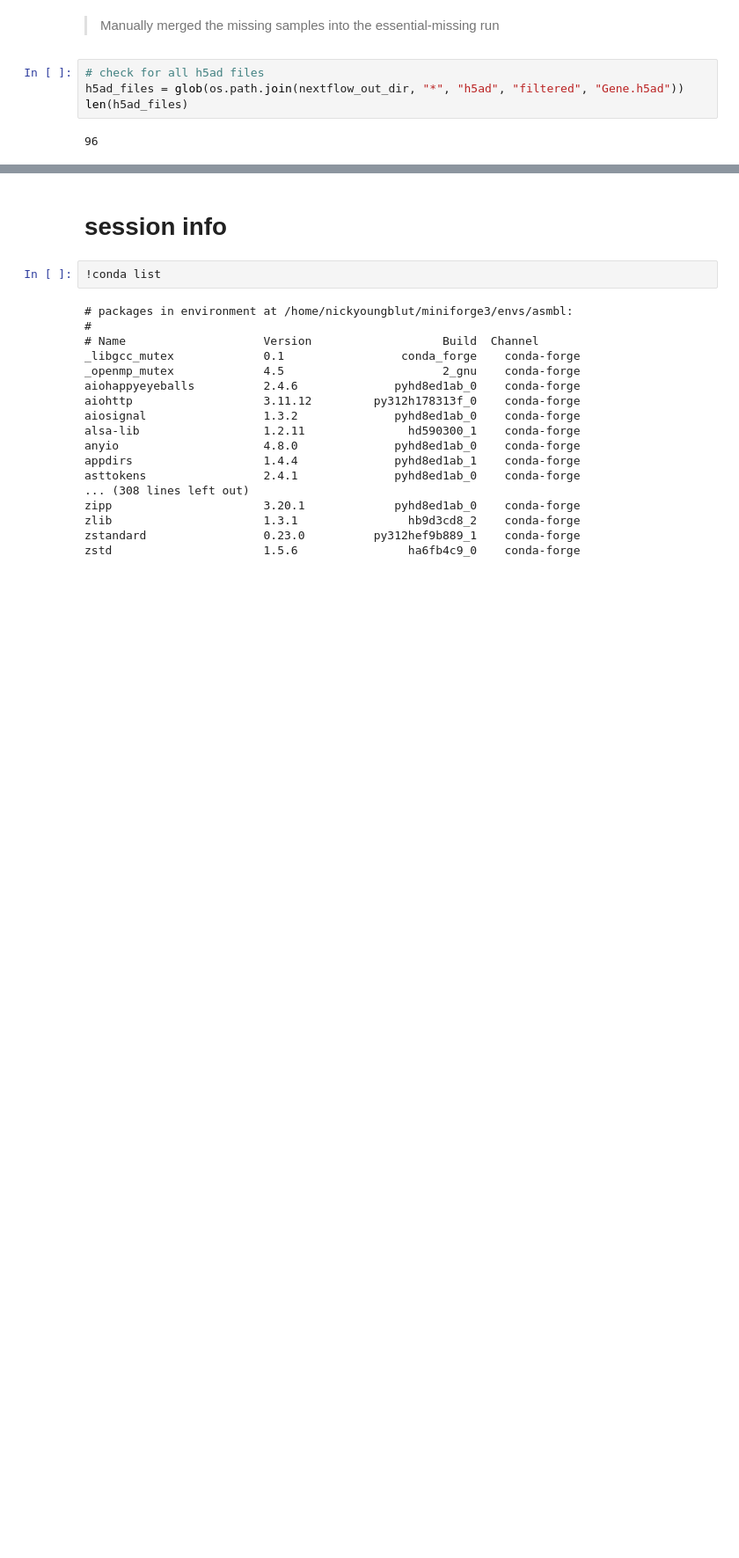
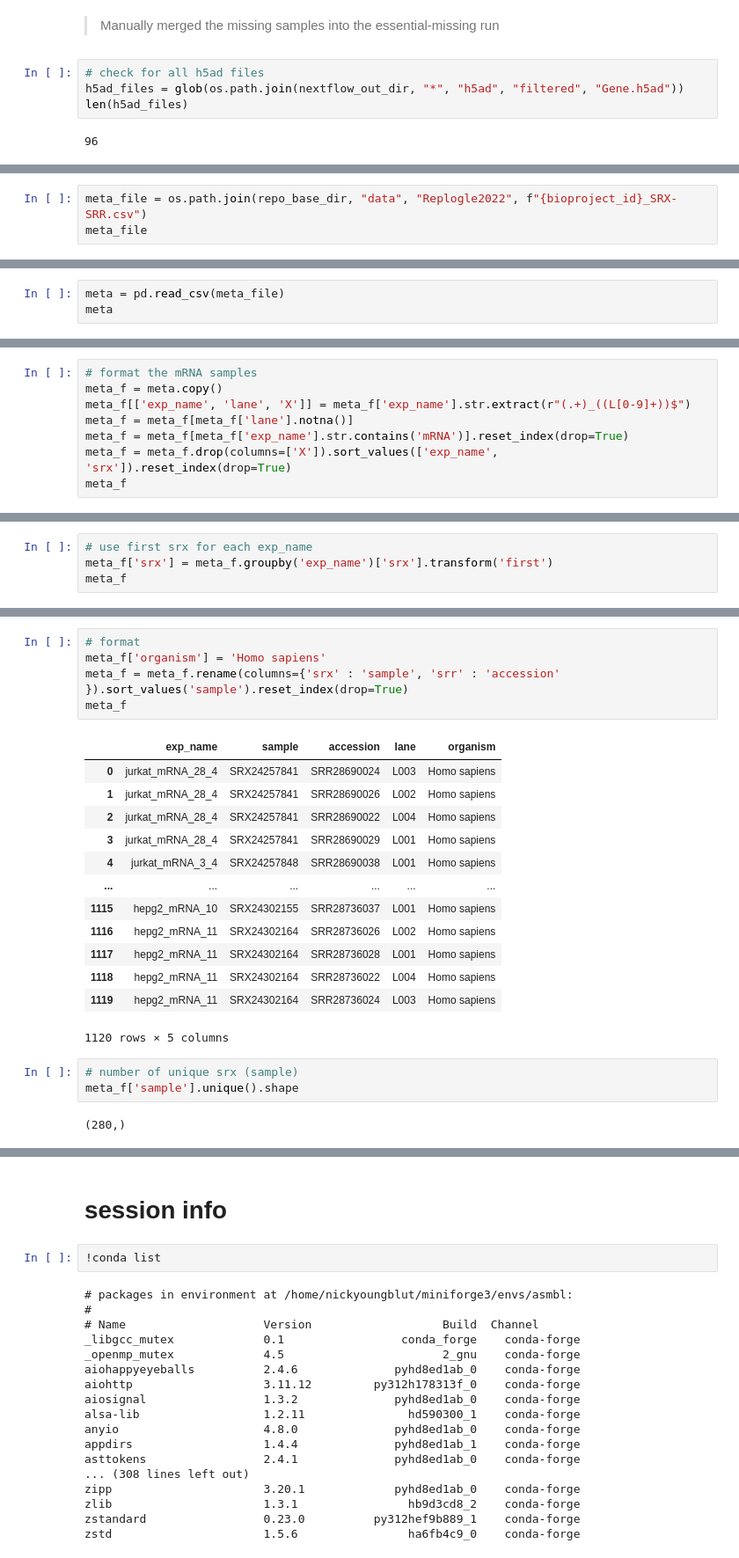
Before and after one commit to ArcInstitute/scBaseCount_analysis, a Jupyter notebook: notebooks/Replogle2022/SRA_reprocess.ipynb, the cells around one changed output, grey strips where cells are left out. Shown at 88% size. Drawn from its saved outputs; the diff is of its cells as text; blank space fills up the shorter version.

Commit message:
Replogle datasets reprocessed with scRecounter

```diff
--- a/notebooks/Replogle2022/SRA_reprocess.ipynb
+++ b/notebooks/Replogle2022/SRA_reprocess.ipynb
@@ -330,0 +395,3 @@ len(h5ad_files)
+# %%
+meta_file = os.path.join(repo_base_dir, "data", "Replogle2022", f"{bioproject_id}_SRX-SRR.csv")
+meta_file
@@ -330,0 +402,3 @@ len(h5ad_files)
+# %%
+meta = pd.read_csv(meta_file)
+meta
@@ -330,0 +425,8 @@ len(h5ad_files)
+# %%
+# format the mRNA samples
+meta_f = meta.copy()
+meta_f[['exp_name', 'lane', 'X']] = meta_f['exp_name'].str.extract(r"(.+)_((L[0-9]+))$")
+meta_f = meta_f[meta_f['lane'].notna()]
+meta_f = meta_f[meta_f['exp_name'].str.contains('mRNA')].reset_index(drop=True)
+meta_f = meta_f.drop(columns=['X']).sort_values(['exp_name', 'srx']).reset_index(drop=True)
+meta_f
@@ -330,0 +460,4 @@ len(h5ad_files)
+# %%
+# use first srx for each exp_name
+meta_f['srx'] = meta_f.groupby('exp_name')['srx'].transform('first')
+meta_f
@@ -330,0 +478,24 @@ len(h5ad_files)
+# %%
+# format
+meta_f['organism'] = 'Homo sapiens'
+meta_f = meta_f.rename(columns={'srx' : 'sample', 'srr' : 'accession' }).sort_values('sample').reset_index(drop=True)
+meta_f
+# %% [output]
+|  | exp_name | sample | accession | lane | organism |
+| 0 | jurkat_mRNA_28_4 | SRX24257841 | SRR28690024 | L003 | Homo sapiens |
+| 1 | jurkat_mRNA_28_4 | SRX24257841 | SRR28690026 | L002 | Homo sapiens |
+| 2 | jurkat_mRNA_28_4 | SRX24257841 | SRR28690022 | L004 | Homo sapiens |
+| 3 | jurkat_mRNA_28_4 | SRX24257841 | SRR28690029 | L001 | Homo sapiens |
+| 4 | jurkat_mRNA_3_4 | SRX24257848 | SRR28690038 | L001 | Homo sapiens |
+| ... | ... | ... | ... | ... | ... |
+| 1115 | hepg2_mRNA_10 | SRX24302155 | SRR28736037 | L001 | Homo sapiens |
+| 1116 | hepg2_mRNA_11 | SRX24302164 | SRR28736026 | L002 | Homo sapiens |
+| 1117 | hepg2_mRNA_11 | SRX24302164 | SRR28736028 | L001 | Homo sapiens |
+| 1118 | hepg2_mRNA_11 | SRX24302164 | SRR28736022 | L004 | Homo sapiens |
+| 1119 | hepg2_mRNA_11 | SRX24302164 | SRR28736024 | L003 | Homo sapiens |
+1120 rows × 5 columns
+# %%
+# number of unique srx (sample)
+meta_f['sample'].unique().shape
+# %% [output]
+(280,)
```
Also changed, not shown: parts of 43 cells of this notebook.
